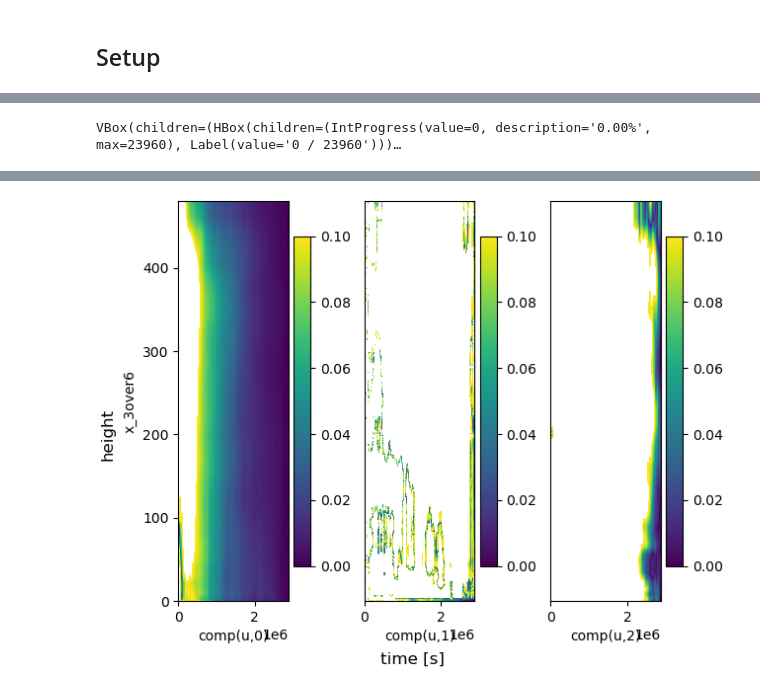
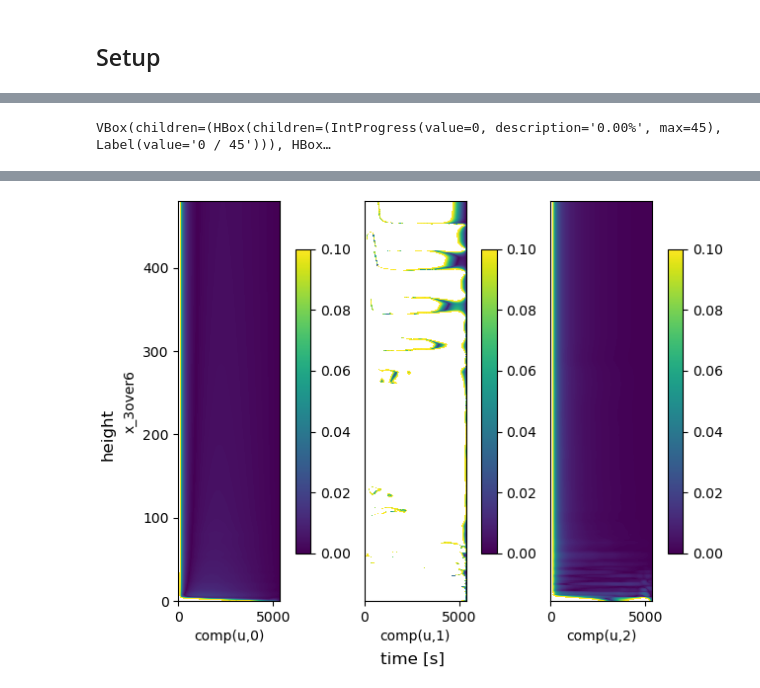
Before and after one commit to nbachand/city_block_cfd, a Jupyter notebook: domain_post-processing.ipynb, the cells around one changed output, grey strips where cells are left out. Drawn from its saved outputs; the diff is of its cells as text; code cells hidden in the pictures.

```diff
--- a/domain_post-processing.ipynb
+++ b/domain_post-processing.ipynb
@@ -26,7 +26,7 @@ hm = 20
 fric_vel = Re_tau*mu/(hm*rho)
 
 z_0 = 0.061*hm #used for convention, but really y_0
-disp = 1.11*hm
+disp = 0 #1.11*hm
 shear_vel = fric_vel*np.sqrt(1-disp/Lz)
 vK_const = 0.4
 
@@ -35,7 +35,7 @@ LES_params = {
     'z0': z_0,
     'disp': disp,
     'vK_const': vK_const,
-    'Dt': 10,
+    'Dt': 5,
     'z_values' : np.linspace(0,Lz,Lz*10)
 }
 physics_setup = physics.LES_Physics(LES_params)
@@ -114,7 +114,7 @@ plot_params = {
     'stack span' : 'y',
     'xlabel': 'time [s]',
     'ylabel' : 'height',
-    'plot_every': 100
+    'plot_every': 1
 }
 
 # slice = probes.slice_into_df(slice_params)
@@ -131,3 +131,3 @@ slicing took 9 seconds
 INFO: Pandarallel will run on 12 workers.
 INFO: Pandarallel will use Memory file system to transfer data between the main process and workers.
-VBox(children=(HBox(children=(IntProgress(value=0, description='0.00%', max=23960), Label(value='0 / 23960')))…
+VBox(children=(HBox(children=(IntProgress(value=0, description='0.00%', max=45), Label(value='0 / 45'))), HBox…
@@ -138,4 +138,4 @@ plotting took 27 seconds
-[figure, old version]
+[figure, new version]
 # %%
 plt.savefig(f'{home_dir}/CHARLES/{category}/R{run}/plots/velocity_convergence')
 # %%
```
Also changed, not shown: parts of 7 cells of this notebook, 4 other files.
